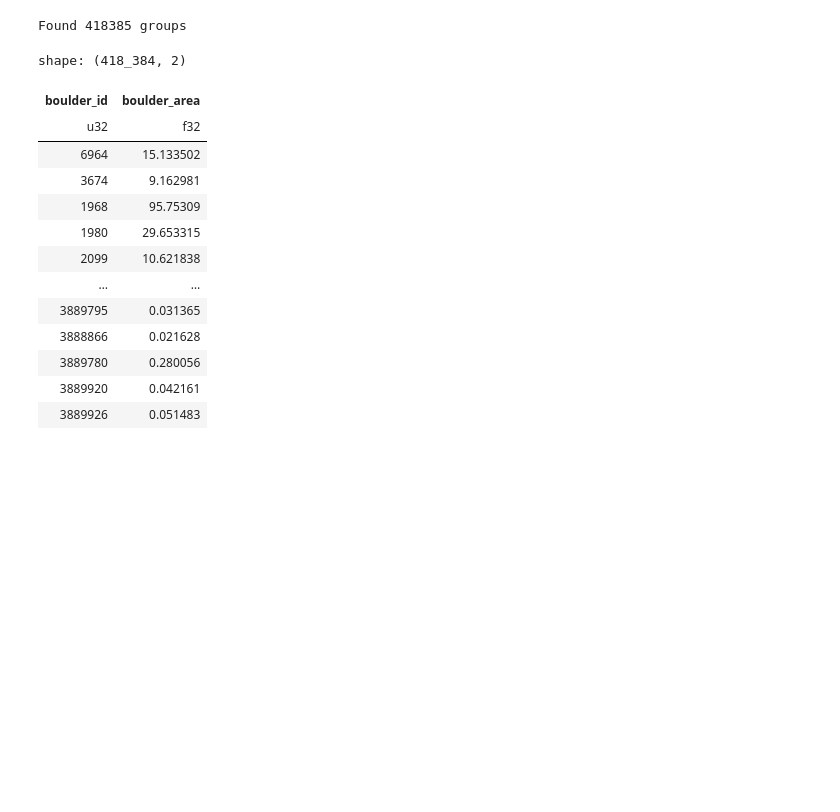
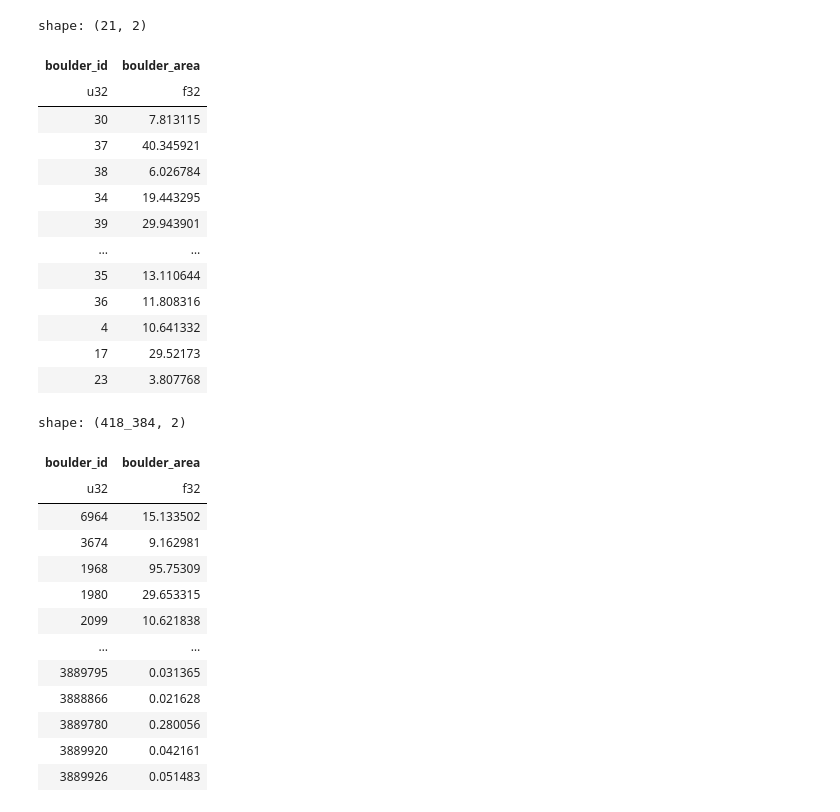
Before and after one commit to Joshua13764/QMAP, a Jupyter notebook: analysis/Refine_plus/agg_combine_db.ipynb, the cells around one changed output. Cells and saved outputs as stored; diff of their text form; code cells hidden in the pictures; blank space fills up the shorter version.

```diff
--- a/analysis/Refine_plus/agg_combine_db.ipynb
+++ b/analysis/Refine_plus/agg_combine_db.ipynb
@@ -51,16 +46,33 @@ shape: (387, 60)
+# %%
+filter_df.group_by("boulder_id").agg(
+    pl.col("area").sum().alias("boulder_area")
+)
+# %% [output]
+shape: (21, 2)
+| boulder_id | boulder_area |
+| u32 | f32 |
+| 30 | 7.813115 |
+| 37 | 40.345921 |
+| 38 | 6.026784 |
+| 34 | 19.443295 |
+| 39 | 29.943901 |
+| … | … |
+| 35 | 13.110644 |
+| 36 | 11.808316 |
+| 4 | 10.641332 |
+| 17 | 29.52173 |
+| 23 | 3.807768 |
 # %%
-from boulder_statistics.refinement_plus.refinement_chunking import ChunkingTools
+# from boulder_statistics.refinement_plus.refinement_chunking import ChunkingTools
 
-ChunkingTools.agg_in_slices(
-    agg_export_path,
-    pl.scan_parquet(export_folder),
-    "boulder_id",
-    [
-        pl.col("area").sum().alias("boulder_area")
-    ]
-)
+# ChunkingTools.agg_in_slices(
+#     agg_export_path,
+#     pl.scan_parquet(export_folder),
+#     "boulder_id",
+#     [
+#         pl.col("area").sum().alias("boulder_area")
+#     ]
+# )
-# %% [output]
-Found 418385 groups
 # %%
 pl.read_parquet(agg_export_path)
 # %% [output]
```
Also changed, not shown: parts of 1 cell of this notebook, 1 other file.
